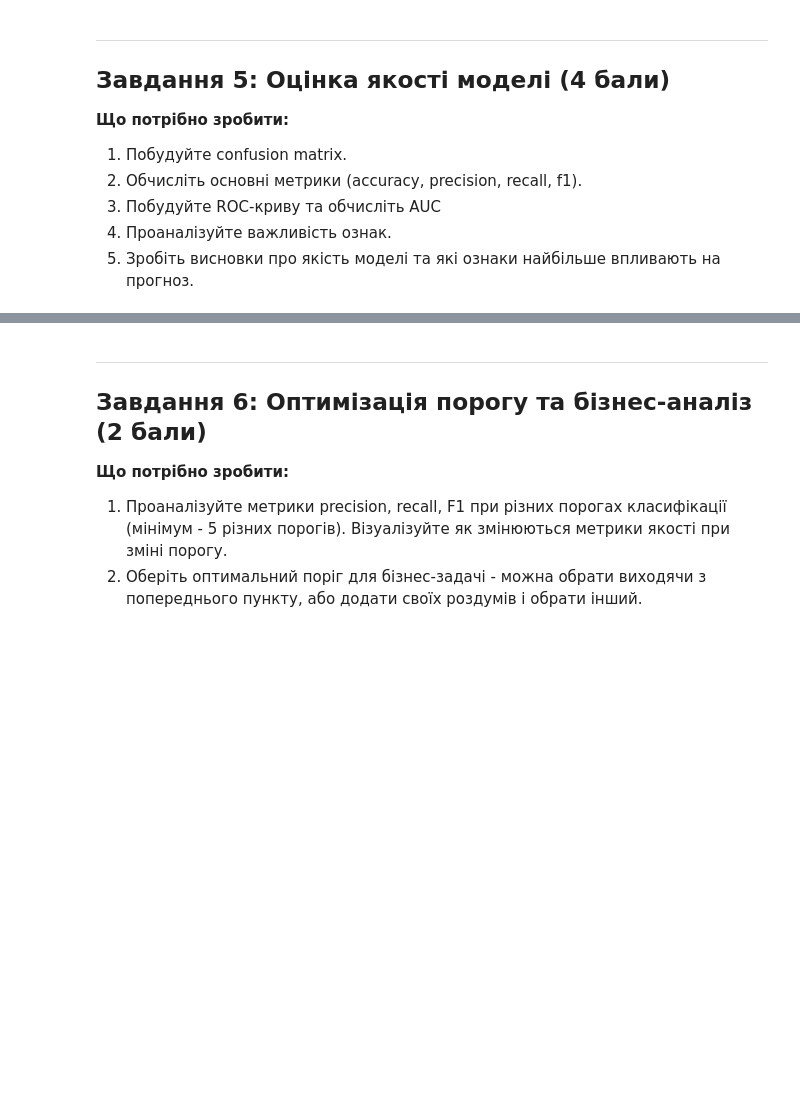
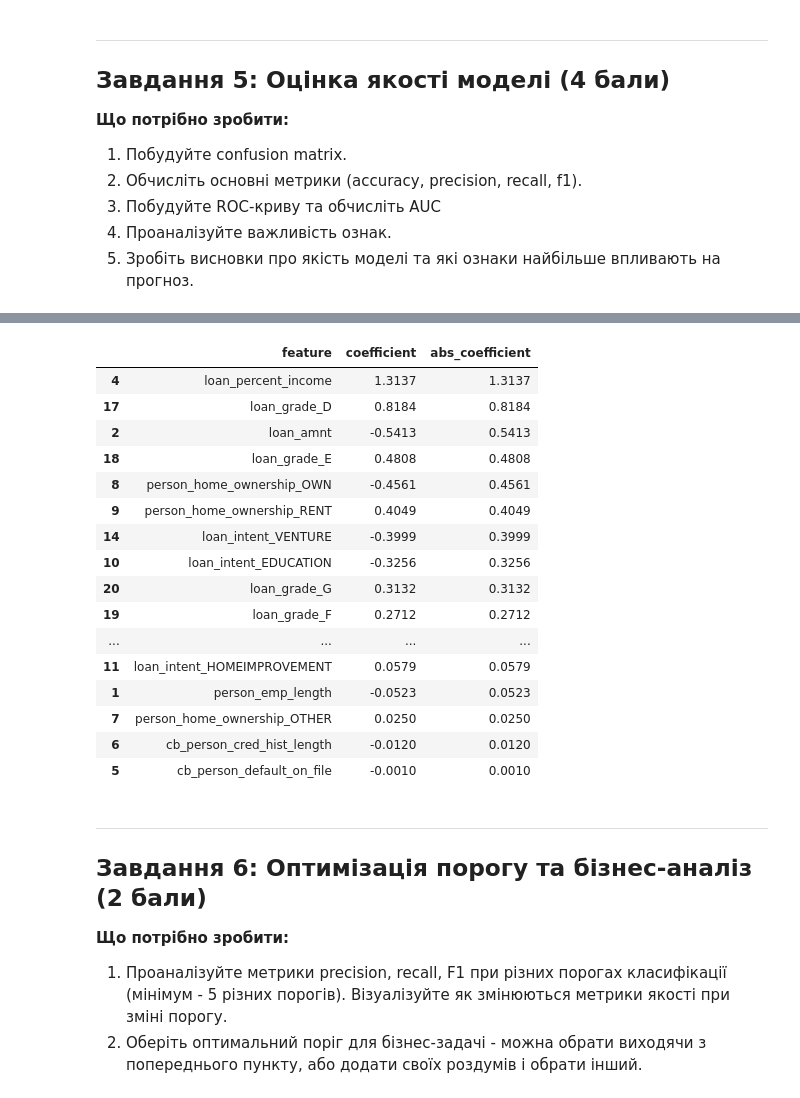
Before and after one commit to olesia-za/python_for_ds_tasks, a Jupyter notebook: hometasks/OZ_Done_M16_HW2_Credit_risk_prediction.ipynb, the cells around one changed output, grey strips where cells are left out. Saved outputs shown, nothing was run; the diff lists cells and outputs as text; code cells hidden in the pictures; blank space fills up the shorter version.

```diff
--- a/hometasks/OZ_Done_M16_HW2_Credit_risk_prediction.ipynb
+++ b/hometasks/OZ_Done_M16_HW2_Credit_risk_prediction.ipynb
@@ -292,3 +315,23 @@ fig.show()
 3. Застосуйте масштабування
 4. Навчіть модель логістичної регресії
 5. Зробіть прогнози на тренувальній та тестовій вибірках.
+# %%
+from sklearn.model_selection import train_test_split
+
+X = df_encoded[feature_cols]
+y = df_encoded['loan_status']
+
+print(f"Кількість ознак: {X.shape[1]}")
+print(f"Розмір вибірки: {X.shape[0]}")
+
+X_train, X_test, y_train, y_test = train_test_split(
+    X, y,
+    test_size=0.2,
+    random_state=42,
+    stratify=y  # Важливо! Зберігаємо пропорції класів
+)
+
+print(f"\nTrain: {X_train.shape[0]} клієнтів")
+print(f"Test: {X_test.shape[0]} клієнтів")
+print(f"Відсоток дефолтів в train: {y_train.mean():.1%}")
+print(f"Відсоток дефолтів в test: {y_test.mean():.1%}")
@@ -306,0 +457,27 @@ fig.show()
+# %%
+# Отримуємо коефіцієнти моделі
+feature_importance = pd.DataFrame({
+    'feature': X.columns,
+    'coefficient': model.coef_[0].round(4),
+    'abs_coefficient': np.abs(model.coef_[0]).round(4)
+}).sort_values('abs_coefficient', ascending=False)
+
+feature_importance
+# %% [output]
+|  | feature | coefficient | abs_coefficient |
+| 4 | loan_percent_income | 1.3137 | 1.3137 |
+| 17 | loan_grade_D | 0.8184 | 0.8184 |
+| 2 | loan_amnt | -0.5413 | 0.5413 |
+| 18 | loan_grade_E | 0.4808 | 0.4808 |
+| 8 | person_home_ownership_OWN | -0.4561 | 0.4561 |
+| 9 | person_home_ownership_RENT | 0.4049 | 0.4049 |
+| 14 | loan_intent_VENTURE | -0.3999 | 0.3999 |
+| 10 | loan_intent_EDUCATION | -0.3256 | 0.3256 |
+| 20 | loan_grade_G | 0.3132 | 0.3132 |
+| 19 | loan_grade_F | 0.2712 | 0.2712 |
+| ... | ... | ... | ... |
+| 11 | loan_intent_HOMEIMPROVEMENT | 0.0579 | 0.0579 |
+| 1 | person_emp_length | -0.0523 | 0.0523 |
+| 7 | person_home_ownership_OTHER | 0.0250 | 0.0250 |
+| 6 | cb_person_cred_hist_length | -0.0120 | 0.0120 |
+| 5 | cb_person_default_on_file | -0.0010 | 0.0010 |
```
Also changed, not shown: parts of 19 cells of this notebook.
